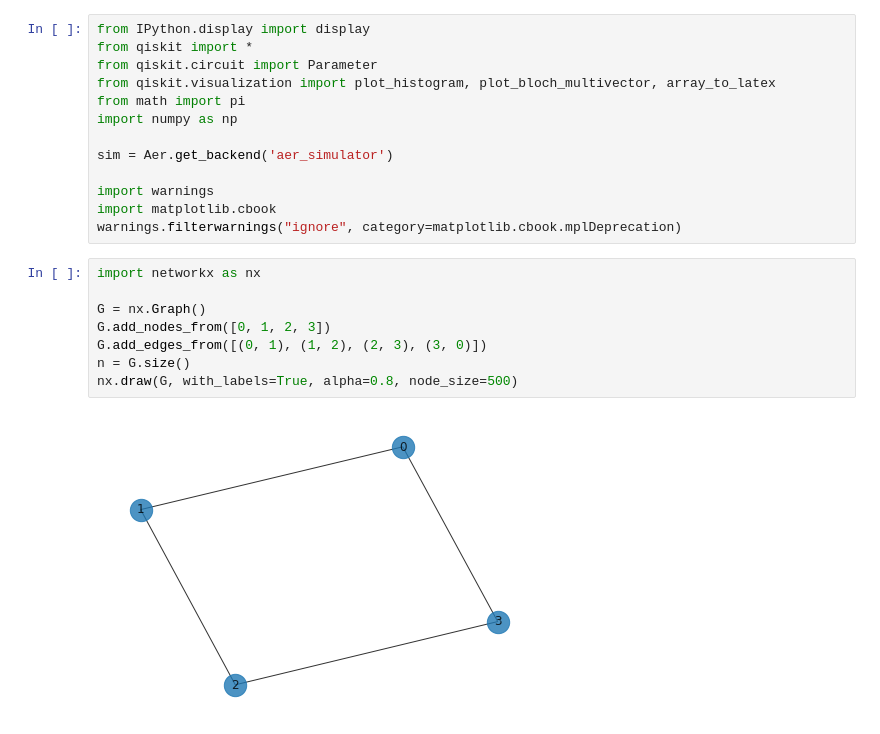
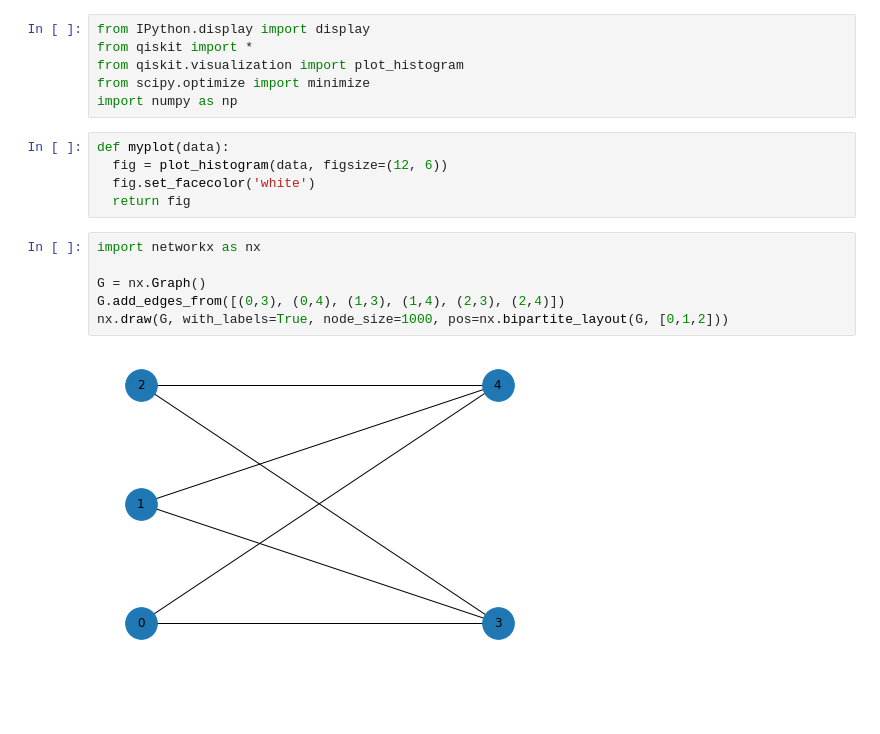
Before and after one commit to maxwindiff/qi, a Jupyter notebook: ch4-qaoa.ipynb, the cells around one changed output. Saved outputs shown, nothing was run; the diff lists cells and outputs as text; blank space fills up the shorter version.

```diff
--- a/ch4-qaoa.ipynb
+++ b/ch4-qaoa.ipynb
@@ -1,23 +1,19 @@
 # %%
 from IPython.display import display
 from qiskit import *
-from qiskit.circuit import Parameter
-from qiskit.visualization import plot_histogram, plot_bloch_multivector, array_to_latex
-from math import pi
+from qiskit.visualization import plot_histogram
+from scipy.optimize import minimize
 import numpy as np
-
-sim = Aer.get_backend('aer_simulator')
-
-import warnings
-import matplotlib.cbook
-warnings.filterwarnings("ignore", category=matplotlib.cbook.mplDeprecation)
+# %%
+def myplot(data):
+  fig = plot_histogram(data, figsize=(12, 6))
+  fig.set_facecolor('white')
+  return fig
 # %%
 import networkx as nx
 
 G = nx.Graph()
-G.add_nodes_from([0, 1, 2, 3])
-G.add_edges_from([(0, 1), (1, 2), (2, 3), (3, 0)])
-n = G.size()
-nx.draw(G, with_labels=True, alpha=0.8, node_size=500)
+G.add_edges_from([(0,3), (0,4), (1,3), (1,4), (2,3), (2,4)])
+nx.draw(G, with_labels=True, node_size=1000, pos=nx.bipartite_layout(G, [0,1,2]))
 # %% [output]
-[figure, old version]
+[figure, new version]
```
Also changed, not shown: parts of 12 cells of this notebook, 1 other file.
